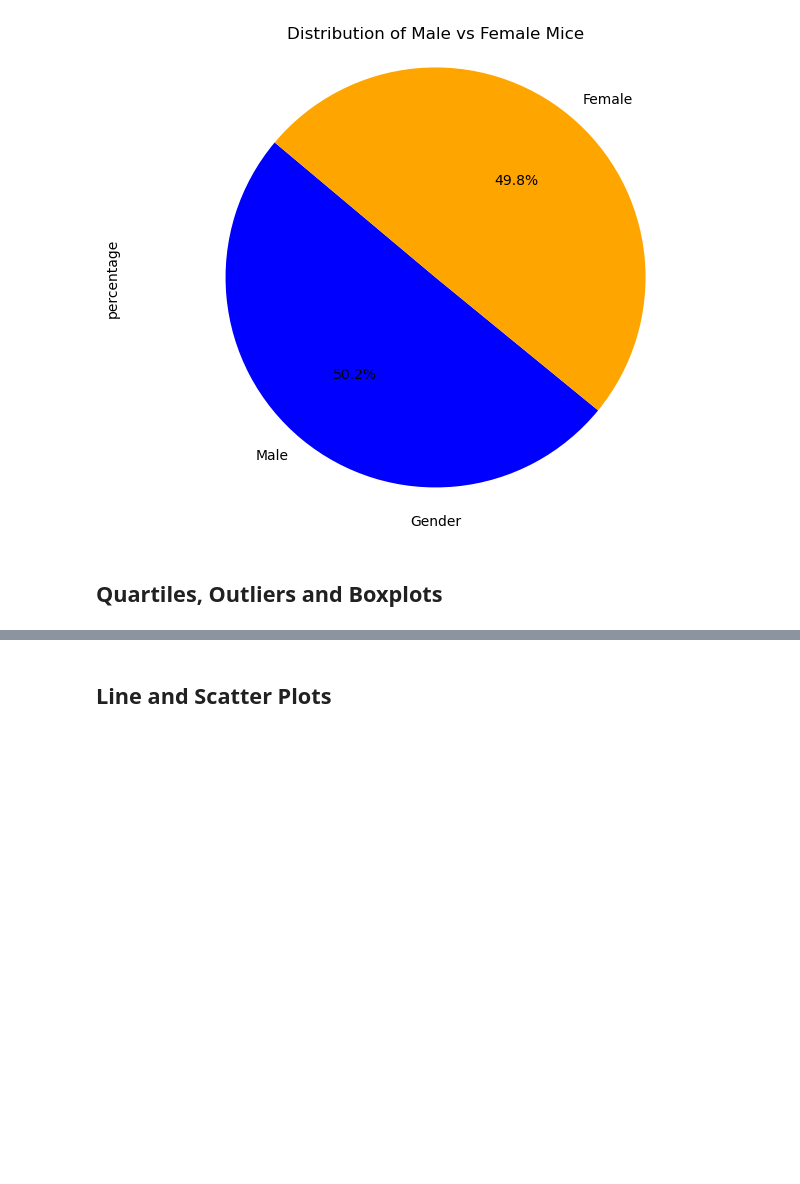
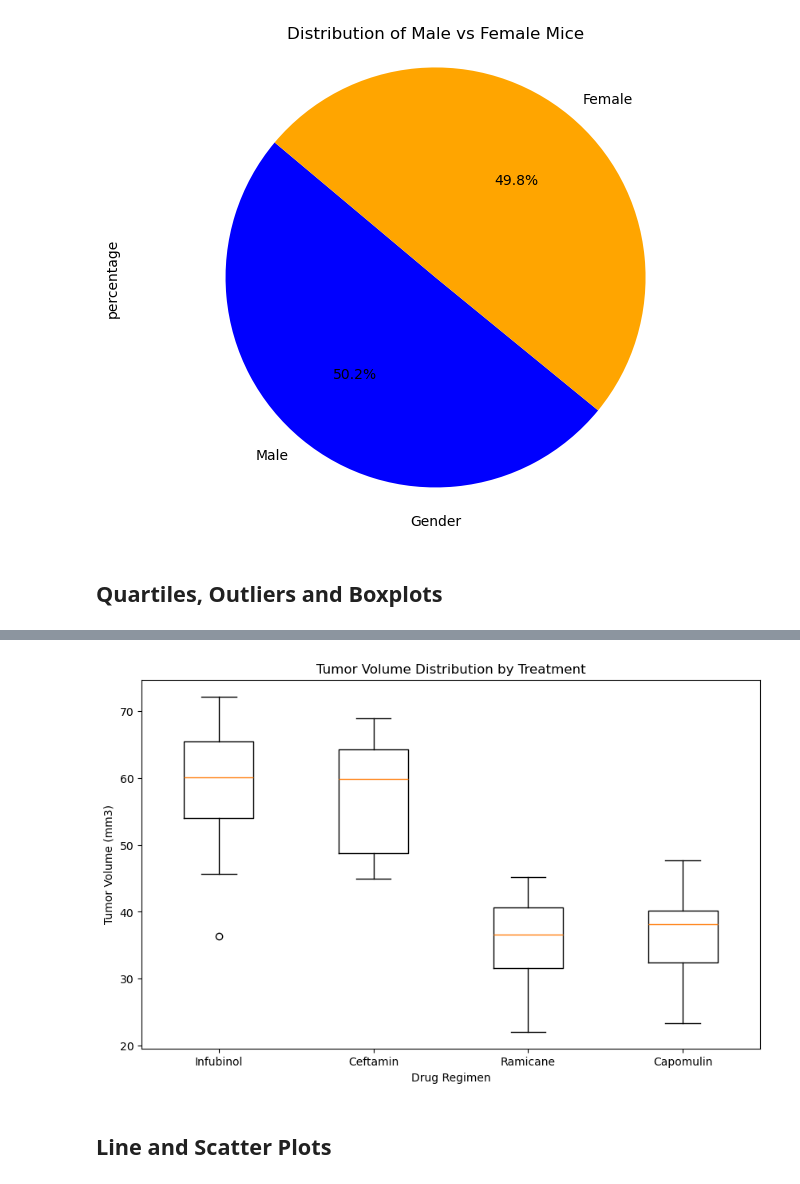
Before and after one commit to aparajita-code/Matplotlib_Module_Challenge, a Jupyter notebook: Pymaceuticals/pymaceuticals_starter.ipynb, the cells around one changed output, grey strips where cells are left out. Saved outputs shown, nothing was run; the diff lists cells and outputs as text; code cells hidden in the pictures; blank space fills up the shorter version.

Commit message:
updating upto Boxplot

```diff
--- a/Pymaceuticals/pymaceuticals_starter.ipynb
+++ b/Pymaceuticals/pymaceuticals_starter.ipynb
@@ -275,0 +322,5 @@ filtered_df =
+# %%
+# Display the final tumor volume for each mouse
+final_tumor_volumes = merged_df[['Mouse ID', 'Drug Regimen', 'Tumor Volume (mm3)']]
+final_tumor_volumes
+print(final_tumor_volumes)
@@ -276,5 +342,7 @@ filtered_df =
 # %%
 # Put treatments into a list for for loop (and later for plot labels)
+treatments = final_tumor_volumes['Drug Regimen'].unique().tolist()
+treatments
 
 
 # Create empty list to fill with tumor vol data (for plotting)
@@ -294,0 +363,5 @@ filtered_df =
+# %%
+# Create empty list to fill with tumor vol data (for plotting)
+# Example of using the treatments list in a for loop for plotting
+tumor_vol_data = {treatment: [] for treatment in treatments}
+tumor_vol_data
@@ -294,0 +370,8 @@ filtered_df =
+# %%
+# Fill the dictionary with tumor volume data
+for treatment in treatments:
+    volumes = final_tumor_volumes[final_tumor_volumes['Drug Regimen'] == treatment]['Tumor Volume (mm3)'].tolist()
+    tumor_vol_data[treatment] = volumes
+    # Print the treatments and the tumor volume data
+    print("Treatments:", treatment)
+    print("Tumor Volume Data:", treatment, tumor_vol_data[treatment])
@@ -295,3 +387,23 @@ filtered_df =
+# %%
+# Generate a box plot that shows the distribution of the tumor volume for each treatment group.
+
+
+# Create a list of tumor volume data for each treatment
+data = [tumor_vol_data[treatment] for treatment in treatments]
+
+# Create the box plot
+plt.figure(figsize=(10, 6))
+plt.boxplot(data, labels=treatments)
+
+# Add title and labels
+plt.title('Tumor Volume Distribution by Treatment')
+plt.xlabel('Drug Regimen')
+plt.ylabel('Tumor Volume (mm3)')
+
+# Show the plot
+plt.show()
+# %% [output]
+[figure, added]
 # %% [markdown]
 ## Line and Scatter Plots
 # %%
```
Also changed, not shown: parts of 8 cells of this notebook.
